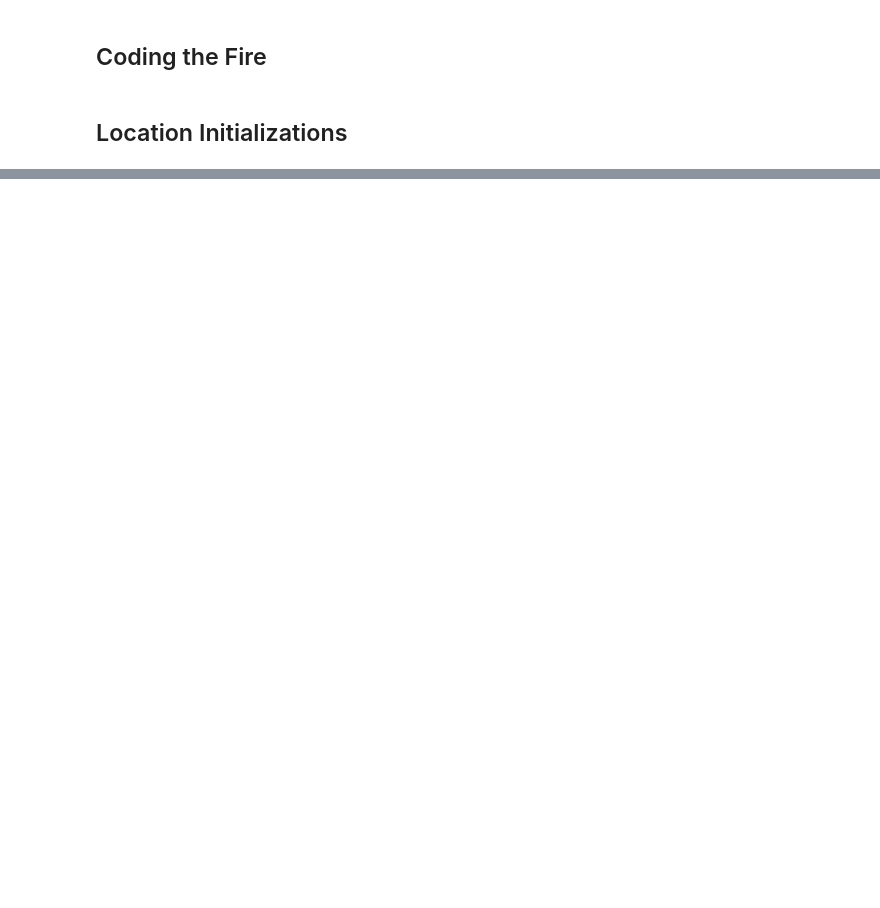
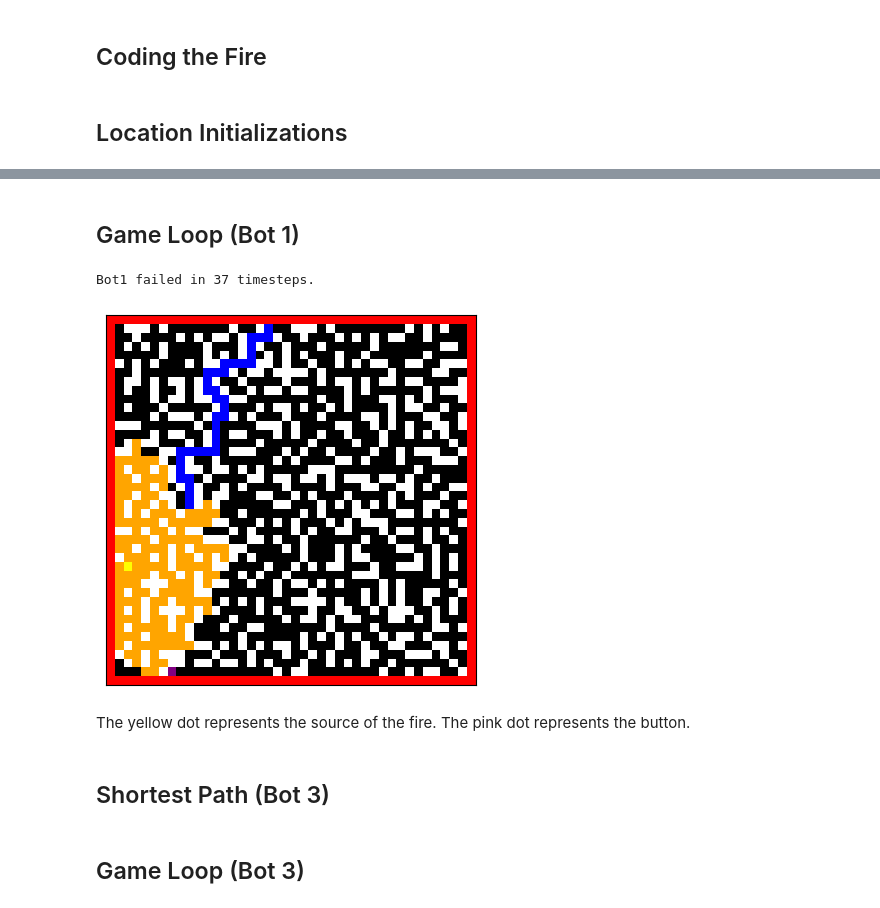
Before and after one commit to tejaswitripathi/Intro-AI-Project-1, a Jupyter notebook: AI Project 1.ipynb, the cells around one changed output, grey strips where cells are left out. Drawn from its saved outputs; the diff is of its cells as text; code cells hidden in the pictures; blank space fills up the shorter version.

```diff
--- a/AI Project 1.ipynb
+++ b/AI Project 1.ipynb
@@ -334,0 +280,56 @@ The yellow dot represents the source of the fire. The pink dot represents the bu
+# %% [markdown]
+## Game Loop (Bot 1)
+# %%
+t = 1
+fireLocs = []
+r,c = fireLoc[0], fireLoc[1]
+fireLocs.extend(((r-1, c), (r+1, c), (r,c-1), (r,c+1)))
+success = True
+for i in path:
+    fireLocs = spreadFire(bot1Grid, fireLocs)
+    if bot1Grid[i[0]][i[1]] == 3:
+        print(f"Bot1 failed in {t} timesteps.")
+        success = False
+        break
+    t = t + 1
+    bot1Grid[i[0]][i[1]] = 4
+l = len(path)
+bot1Grid[butLoc[0]][butLoc[1]] = 5
+bot1Grid[fireLoc[0]][fireLoc[1]] = 6
+if success: print("Success!")
+# %% [output]
+Bot1 failed in 37 timesteps.
+# %%
+color_map = {
+    0: 'white',
+    1: 'black',
+    2: 'red',
+    3: 'orange',
+    4: 'blue',
+    5: 'purple',
+    6: 'yellow'
+}
+
+# Create a figure and axis
+fig, ax = plt.subplots()
+
+# Create a grid where each cell is colored according to the value in the array
+for i in range(len(bot1Grid)):
+    for j in range(len(bot1Grid[i])):
+        ax.add_patch(plt.Rectangle((j, i), 1, 1, facecolor=color_map[bot1Grid[i][j]]))
+
+# Set grid limits and turn off axis
+ax.set_xlim(0, len(bot1Grid[0]))
+ax.set_ylim(0, len(bot1Grid))
+ax.set_xticks([])
+ax.set_yticks([])
+ax.set_aspect('equal')
+
+plt.gca().invert_yaxis()  # Invert y-axis to make the grid origin (0,0) at the top-left corner
+plt.show()
+# %% [output]
+[figure, added]
+# %% [markdown]
+The yellow dot represents the source of the fire. The pink dot represents the button.
+# %% [markdown]
+## Shortest Path (Bot 3)
@@ -334,0 +377,2 @@ The yellow dot represents the source of the fire. The pink dot represents the bu
+# %% [markdown]
+## Game Loop (Bot 3)
```
Also changed, not shown: parts of 21 cells of this notebook.
